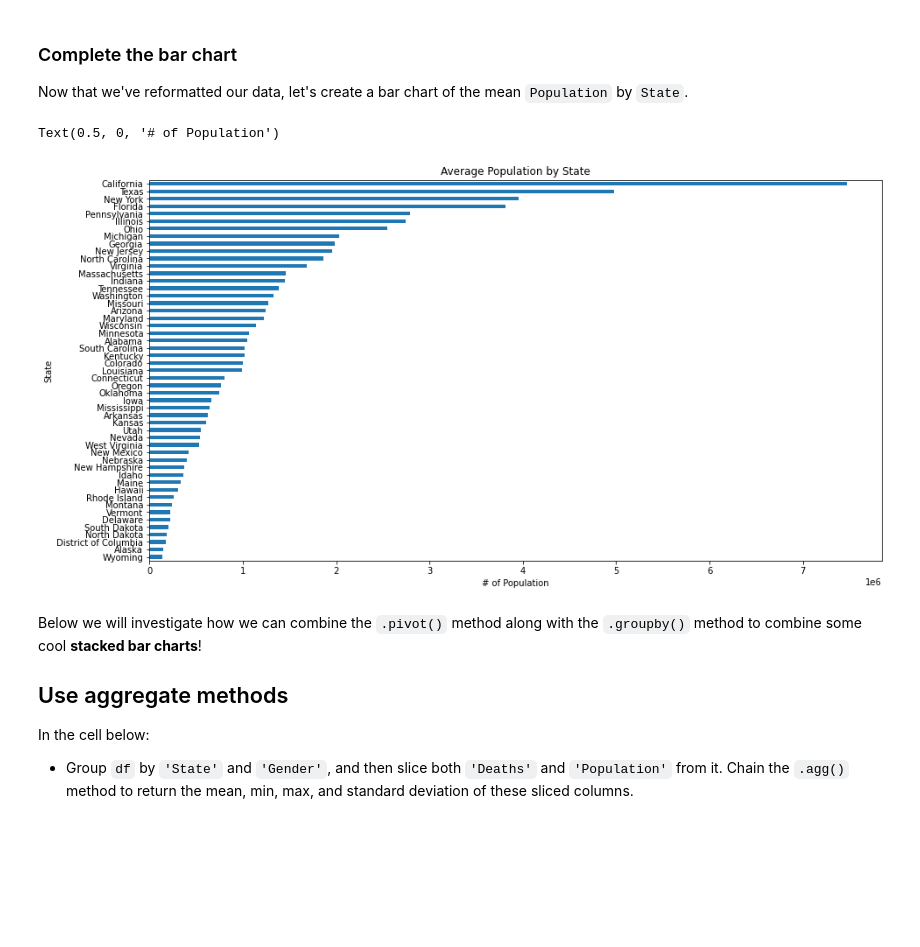
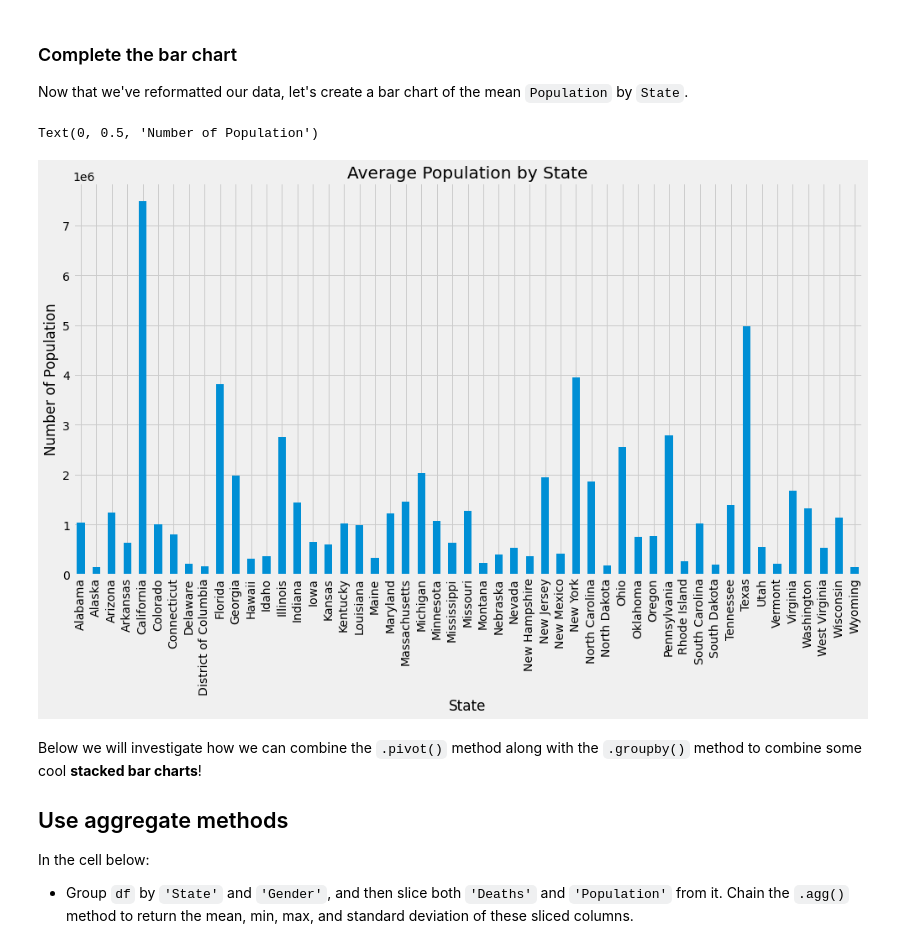
Before and after one commit to carlearn/dsc-pivot-tables-pandas-lab-online-ds-sp-000, a Jupyter notebook: index.ipynb, the cells around one changed output. Saved outputs shown, nothing was run; the diff lists cells and outputs as text; code cells hidden in the pictures; blank space fills up the shorter version.

```diff
--- a/index.ipynb
+++ b/index.ipynb
@@ -114,5 +114,7 @@ Create a bar chart of the total number of deaths by state:
 * Also make sure to include a title, axes labels and have your graph be an appropriate size.
 
 **_NOTE:_** In order to do this, slice the `Deaths` column after the `.groupby()` method, but before the `.sum()` method.  You can even chain the `.plot()` method on after the `.sum()` method and do this all on one line, excluding the labeling of the graph!
+# %%
+plt.style.use("fivethirtyeight")
 # %%
 # Your code here
@@ -216,12 +254,13 @@ dtype('int64')
 Now that we've reformatted our data, let's create a bar chart of the mean `Population` by `State`.
 # %%
 # Your code here
-df.groupby(['State'])['Population'].mean().sort_values().plot(kind='barh', figsize=(15,8))
+df.groupby(['State'])['Population'].mean().plot(kind='bar', figsize=(15,8))
 plt.title('Average Population by State')
-plt.xlabel("# of Population")
+plt.xlabel("State")
+plt.ylabel("Number of Population")
 # %% [output]
-Text(0.5, 0, '# of Population')
+Text(0, 0.5, 'Number of Population')
-[figure, old version]
+[figure, new version]
 # %% [markdown]
 Below we will investigate how we can combine the `.pivot()` method along with the `.groupby()` method to combine some cool **stacked bar charts**!
 
```
Also changed, not shown: parts of 12 cells of this notebook.
